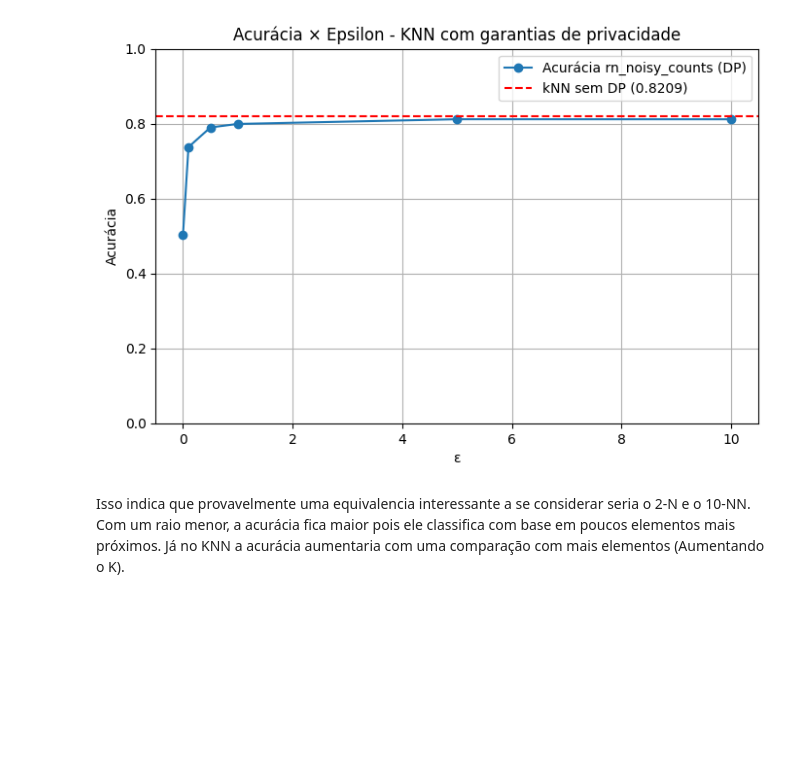
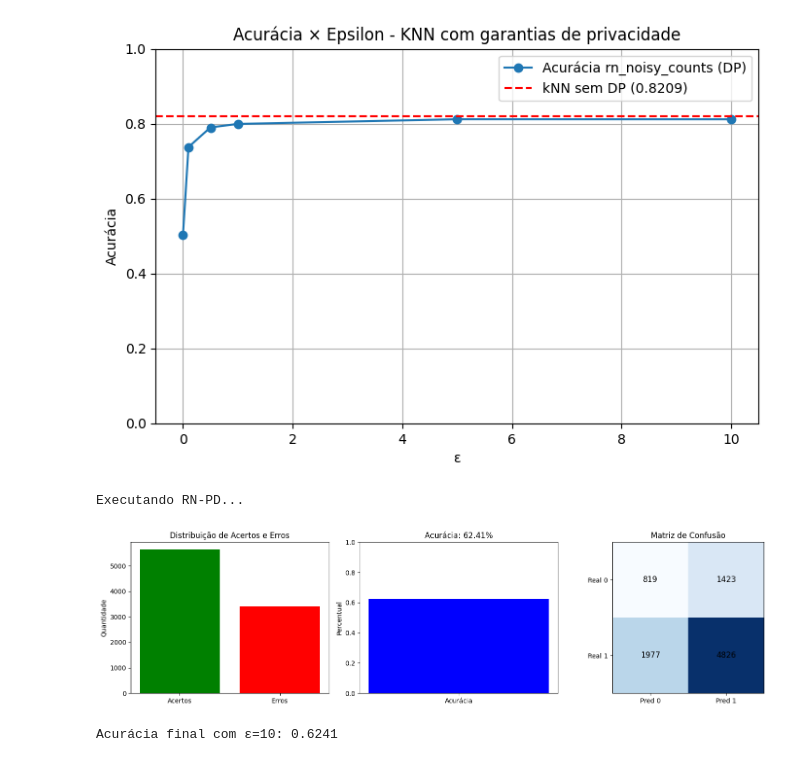
Before and after one commit to VolneySerio/Private-KNN-Laplace, a Jupyter notebook: notebooks/testing_rn.ipynb, the cells around one changed output. Cells and saved outputs as stored; diff of their text form; code cells hidden in the pictures; blank space fills up the shorter version.

```diff
--- a/notebooks/testing_rn.ipynb
+++ b/notebooks/testing_rn.ipynb
@@ -326,5 +321,3 @@ plt.grid(True)
 plt.show()
 # %% [output]
 [figure]
-# %% [markdown]
-Isso indica que provavelmente uma equivalencia interessante a se considerar seria o 2-N e o 10-NN. Com um raio menor, a acurácia fica maior pois ele classifica com base em poucos elementos mais próximos. Já no KNN a acurácia aumentaria com uma comparação com mais elementos (Aumentando o K).
@@ -330,0 +410,17 @@ Isso indica que provavelmente uma equivalencia interessante a se considerar seri
+# %%
+epsilon = 10
+r = 6
+
+print("Executando RN-PD...")
+
+noisy_scores = rn_private_predict(X_train, y_train, X_test, r, epsilon)
+
+y_pred = np.array([max(scores, key=scores.get) for scores in noisy_scores])
+
+acuracia = plotar_resultados(y_test, y_pred)
+
+print(f"Acurácia final com ε={epsilon}: {acuracia:.4f}")
+# %% [output]
+Executando RN-PD...
+[figure, added]
+Acurácia final com ε=10: 0.6241
```
Also changed, not shown: parts of 7 cells of this notebook, 1 other file.
